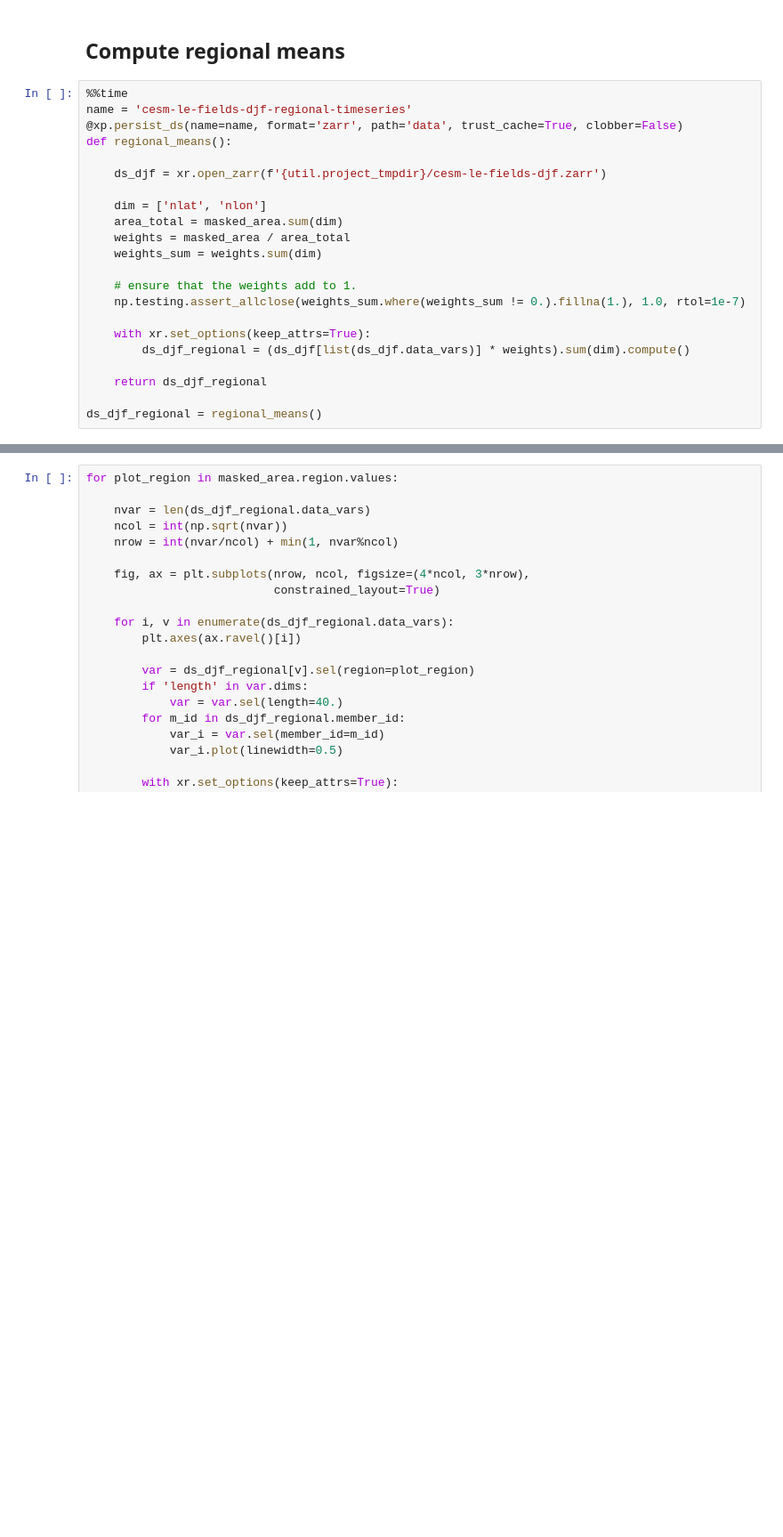
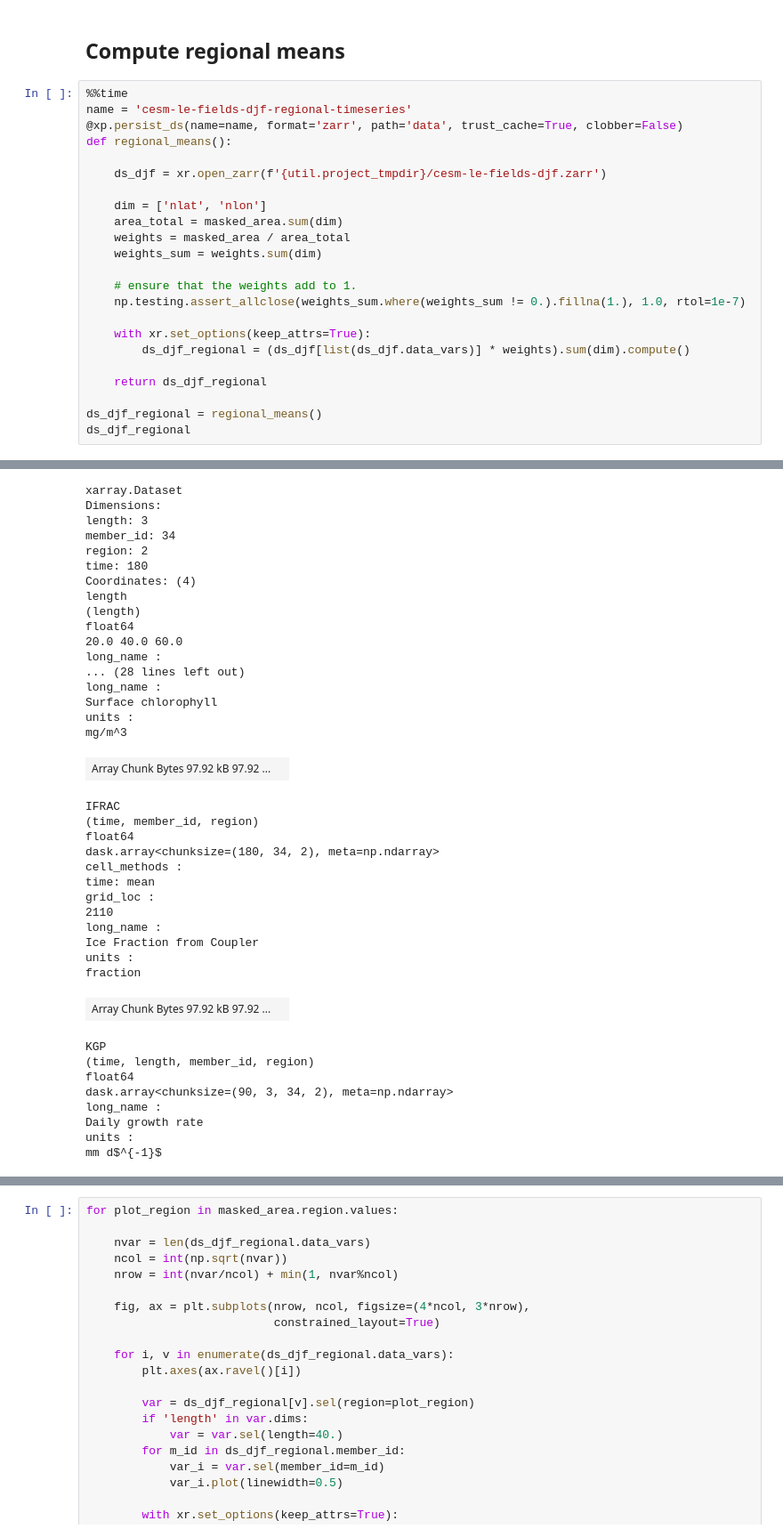
Before and after one commit to matt-long/krill-cesm-le, a Jupyter notebook: notebooks/_cesm-le-regional_means-trends.ipynb, the cells around one changed output, grey strips where cells are left out. Shown at 89% size. Drawn from its saved outputs; the diff is of its cells as text; blank space fills up the shorter version.

```diff
--- a/notebooks/_cesm-le-regional_means-trends.ipynb
+++ b/notebooks/_cesm-le-regional_means-trends.ipynb
@@ -149,6 +151,7 @@ def regional_means():
     return ds_djf_regional
 
 ds_djf_regional = regional_means()
+ds_djf_regional
 # %% [output]
 assuming cache is correct
 reading cached file: data/cesm-le-fields-djf-regional-timeseries.zarr
@@ -156,0 +160,39 @@ Wall time: 424 ms
+xarray.Dataset
+Dimensions:
+length: 3
+member_id: 34
+region: 2
+time: 180
+Coordinates: (4)
+length
+(length)
+float64
+20.0 40.0 60.0
+long_name :
+... (28 lines left out)
+long_name :
+Surface chlorophyll
+units :
+mg/m^3
+| Array Chunk Bytes 97.92 kB 97.92 ... |  |
+IFRAC
+(time, member_id, region)
+float64
+dask.array<chunksize=(180, 34, 2), meta=np.ndarray>
+cell_methods :
+time: mean
+grid_loc :
+2110
+long_name :
+Ice Fraction from Coupler
+units :
+fraction
+| Array Chunk Bytes 97.92 kB 97.92 ... |  |
+KGP
+(time, length, member_id, region)
+float64
+dask.array<chunksize=(90, 3, 34, 2), meta=np.ndarray>
+long_name :
+Daily growth rate
+units :
+mm d$^{-1}$
```
Also changed, not shown: parts of 7 cells of this notebook, 1 other file.
